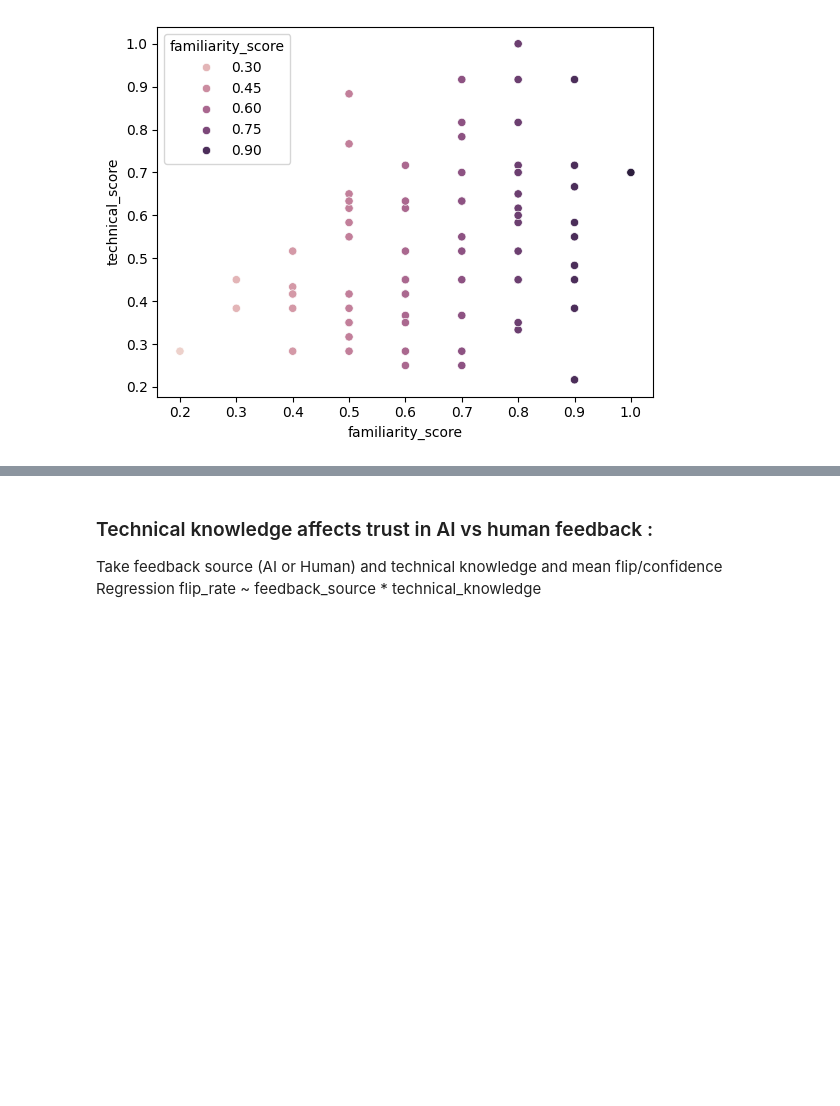
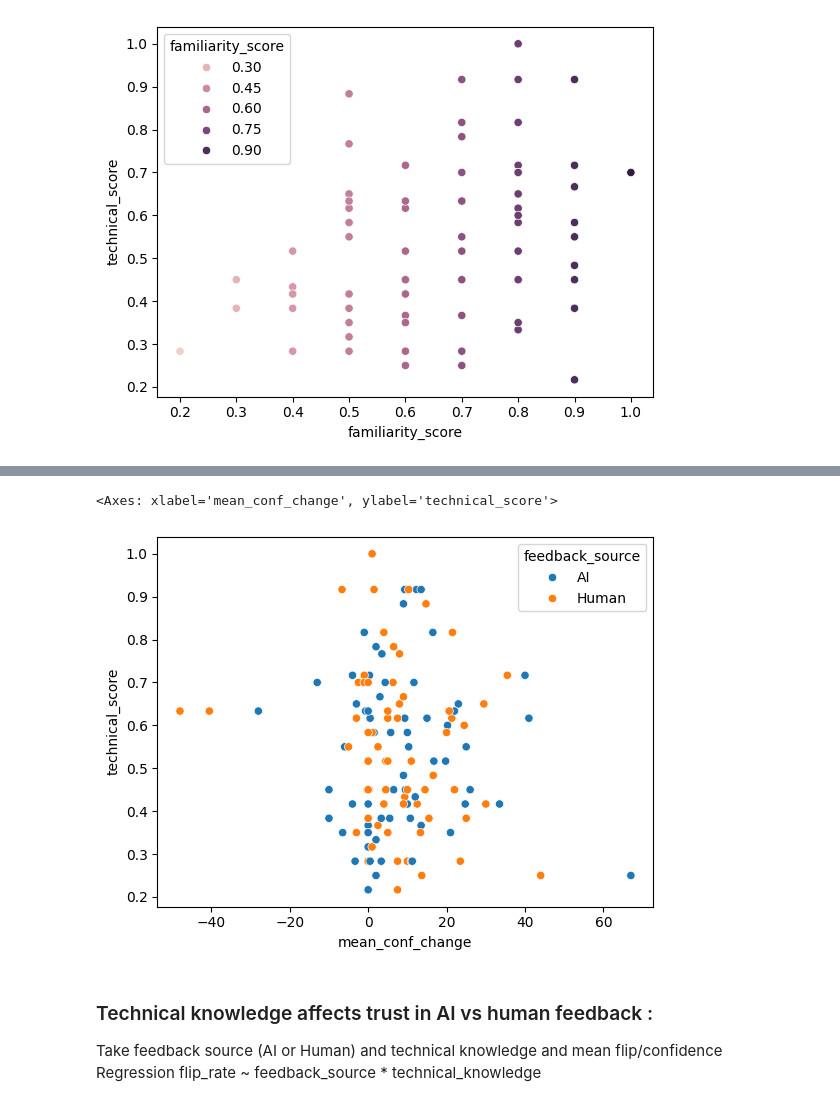
Before and after one commit to liogrnbrg/SHS_Psycho, a Jupyter notebook: main_analysis.ipynb, the cells around one changed output, grey strips where cells are left out. Saved outputs shown, nothing was run; the diff lists cells and outputs as text; code cells hidden in the pictures; blank space fills up the shorter version.

```diff
--- a/main_analysis.ipynb
+++ b/main_analysis.ipynb
@@ -602,3 +654,13 @@ sns.scatterplot(
+# %%
+sns.scatterplot(
+    x = "mean_conf_change",
+    y = "technical_score",
+    hue = "feedback_source",
+    data = conf_df3,
+)
+# %% [output]
+<Axes: xlabel='mean_conf_change', ylabel='technical_score'>
+[figure, added]
 # %% [markdown]
 ### Technical knowledge affects trust in AI vs human feedback :
 Take feedback source (AI or Human) and technical knowledge and mean flip/confidence\
```
Also changed, not shown: parts of 6 cells of this notebook, 1 other file.
